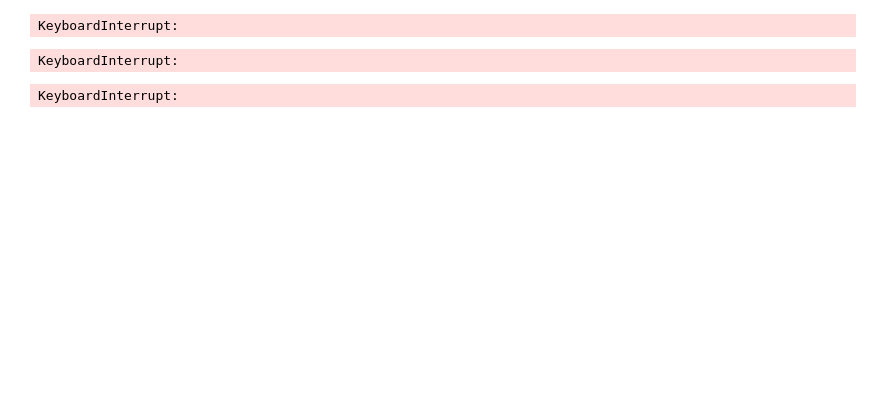
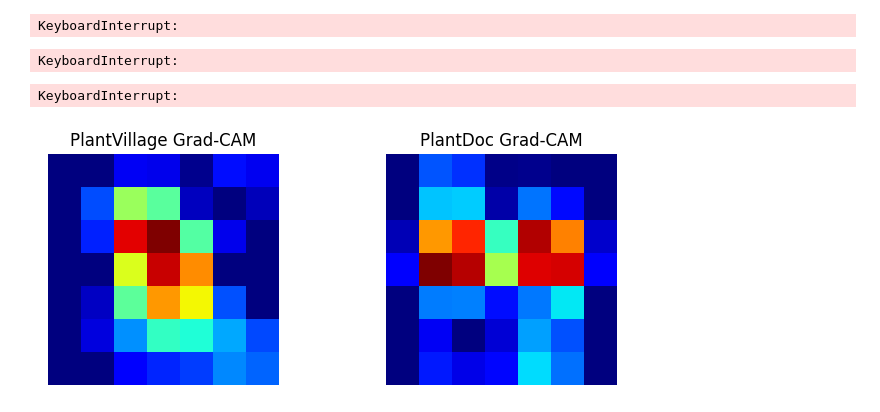
Before and after one commit to maciekpopik/ENEN-645-Group-4-Final, a Jupyter notebook: PlantLab2RealGeneralization_CutMix+GradCAM.ipynb, the cells around one changed output. Saved outputs shown, nothing was run; the diff lists cells and outputs as text; code cells hidden in the pictures; blank space fills up the shorter version.

```diff
--- a/PlantLab2RealGeneralization_CutMix+GradCAM.ipynb
+++ b/PlantLab2RealGeneralization_CutMix+GradCAM.ipynb
@@ -63,12 +53,12 @@ eval_transforms = transforms.Compose([
 
 ROOT = "/content/drive/MyDrive/PlantLab2RealGeneralization"
 
-pv_train = datasets.ImageFolder(f"{ROOT}/Train", train_tfms)
-pv_val   = datasets.ImageFolder(f"{ROOT}/Val", eval_tfms)
-pv_test  = datasets.ImageFolder(f"{ROOT}/Test_ID", eval_tfms)
+pv_train = datasets.ImageFolder(f"{ROOT}/Train", train_transforms)
+pv_val   = datasets.ImageFolder(f"{ROOT}/Val", eval_transforms)
+pv_test  = datasets.ImageFolder(f"{ROOT}/Test_ID", eval_transforms)
 
-pd_few   = datasets.ImageFolder(f"{ROOT}/Few_Shot", train_tfms)
-pd_test  = datasets.ImageFolder(f"{ROOT}/Test_OOD", eval_tfms)
+pd_few   = datasets.ImageFolder(f"{ROOT}/Few_Shot", train_transforms)
+pd_test  = datasets.ImageFolder(f"{ROOT}/Test_OOD", eval_transforms)
 
 train_loader = DataLoader(pv_train, BATCH_SIZE, shuffle=True, num_workers=NUM_WORKERS)
 val_loader   = DataLoader(pv_val, BATCH_SIZE, shuffle=False)
@@ -82,10 +72,5 @@ class_names = pv_train.classes
 #Model using EfficientNet
 
 model = models.efficientnet_b0(weights="IMAGENET1K_V1")
-
-model.classifier[1] = nn.Linear(
-    model.classifier[1].in_features,
-    NUM_CLASSES
-)
-
-model = model.to(DEVICE)
+model.classifier[1] = nn.Linear(model.classifier[1].in_features, NUM_CLASSES)
+model.to(DEVICE)
@@ -155,2 +171,6 @@ for e in range(EPOCHS):
 # %% [output]
 KeyboardInterrupt:
+# %%
+#Best model reload
+
+model.load_state_dict(torch.load("best_model.pth"))
@@ -209 +226,3 @@ gradcam = GradCAM(model, target_layer)
+# %%
+gradcam = GradCAM(model, model.features[-1])
 # %%
@@ -246,0 +249,14 @@ cam = gradcam.generate(pred)[0].detach().cpu().numpy()
+# %%
+plt.figure(figsize=(8,3))
+plt.subplot(1,2,1)
+plt.imshow(pv_cam, cmap="jet")
+plt.title("PlantVillage Grad‑CAM")
+plt.axis("off")
+
+plt.subplot(1,2,2)
+plt.imshow(pd_cam, cmap="jet")
+plt.title("PlantDoc Grad‑CAM")
+plt.axis("off")
+plt.show()
+# %% [output]
+[figure, added]
```
Also changed, not shown: parts of 15 cells of this notebook.
